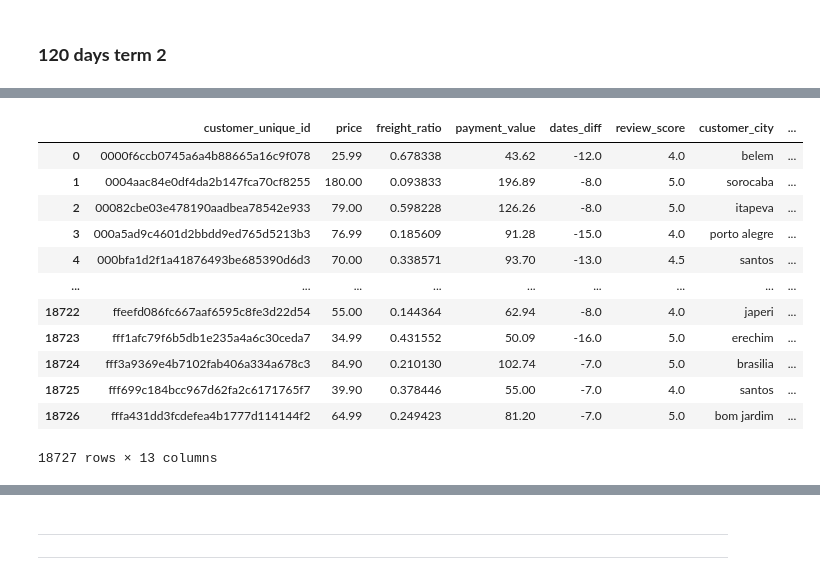
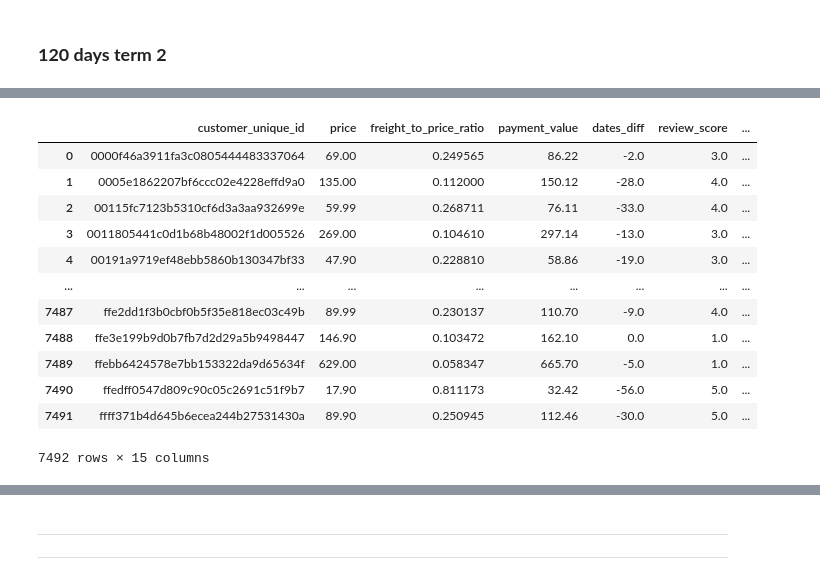
Before and after one commit to SilvanaKoga/tfm-uned-churn, a Jupyter notebook: Notebooks/Data_preparation 1.ipynb, the cells around one changed output, grey strips where cells are left out. Drawn from its saved outputs; the diff is of its cells as text; code cells hidden in the pictures.

```diff
--- a/Notebooks/Data_preparation 1.ipynb
+++ b/Notebooks/Data_preparation 1.ipynb
@@ -346,7 +252,7 @@ dataset_90_t3_df.to_csv(r"C:\Users\Hallen\Documents\mis_cosas\silvana\master\tfm
 # %%
 CHURN_DAYS = 120
 # %%
-start_date_120 = pd.to_datetime("2016-12-01")
+start_date_120 = olist_df["order_purchase_timestamp"].min()
 
 start_date_120
 # %% [output]
@@ -445,7 +353,7 @@ dataset_120_df.to_csv(r"C:\Users\Hallen\Documents\mis_cosas\silvana\master\tfm-u
 # %% [markdown]
 ### **120 days term 2**
 # %%
-start_date_120_t2 = end_date_one_hundred_twenty
+start_date_120_t2 = one_hundred_twenty_days_later
 
 start_date_120_t2
 # %% [output]
@@ -482,37 +390,39 @@ obs_one_hundred_twenty_t2df = obs_one_hundred_twenty_t2df[
 # %%
 dataset_120_t2df = obs_one_hundred_twenty_t2df.groupby('customer_unique_id').agg({
     'price': 'sum',            # Total spent on the order (47.40 + 39.90)
-    'freight_ratio': 'mean',    # Total shipping cost
+    'freight_to_price_ratio': 'mean',    # Total shipping cost
     'payment_value': 'sum',    # Total amount charged to credit card
     'dates_diff': 'mean',
     'review_score': 'mean',
+    'freight_to_weight_ratio': 'mean',
+    'product_photos_qty':'mean',
 
     # Categorical and indicator columns to pull forward
     'customer_city': 'first',
     'customer_state': 'first',
     'order_status': 'first',
     'payment_sequential': 'max',
     'payment_type': 'first',
     'payment_installments': 'max',
     'product_cat': 'first'
 
 }).reset_index()
 
 dataset_120_t2df
 # %% [output]
-|  | customer_unique_id | price | freight_ratio | payment_value | dates_diff | review_score | customer_city | ... |
-| 0 | 0000f6ccb0745a6a4b88665a16c9f078 | 25.99 | 0.678338 | 43.62 | -12.0 | 4.0 | belem | ... |
-| 1 | 0004aac84e0df4da2b147fca70cf8255 | 180.00 | 0.093833 | 196.89 | -8.0 | 5.0 | sorocaba | ... |
-| 2 | 00082cbe03e478190aadbea78542e933 | 79.00 | 0.598228 | 126.26 | -8.0 | 5.0 | itapeva | ... |
-| 3 | 000a5ad9c4601d2bbdd9ed765d5213b3 | 76.99 | 0.185609 | 91.28 | -15.0 | 4.0 | porto alegre | ... |
-| 4 | 000bfa1d2f1a41876493be685390d6d3 | 70.00 | 0.338571 | 93.70 | -13.0 | 4.5 | santos | ... |
-| ... | ... | ... | ... | ... | ... | ... | ... | ... |
-| 18722 | ffeefd086fc667aaf6595c8fe3d22d54 | 55.00 | 0.144364 | 62.94 | -8.0 | 4.0 | japeri | ... |
-| 18723 | fff1afc79f6b5db1e235a4a6c30ceda7 | 34.99 | 0.431552 | 50.09 | -16.0 | 5.0 | erechim | ... |
-| 18724 | fff3a9369e4b7102fab406a334a678c3 | 84.90 | 0.210130 | 102.74 | -7.0 | 5.0 | brasilia | ... |
-| 18725 | fff699c184bcc967d62fa2c6171765f7 | 39.90 | 0.378446 | 55.00 | -7.0 | 4.0 | santos | ... |
-| 18726 | fffa431dd3fcdefea4b1777d114144f2 | 64.99 | 0.249423 | 81.20 | -7.0 | 5.0 | bom jardim | ... |
+|  | customer_unique_id | price | freight_to_price_ratio | payment_value | dates_diff | review_score | ... |
+| 0 | 0000f46a3911fa3c0805444483337064 | 69.00 | 0.249565 | 86.22 | -2.0 | 3.0 | ... |
+| 1 | 0005e1862207bf6ccc02e4228effd9a0 | 135.00 | 0.112000 | 150.12 | -28.0 | 4.0 | ... |
+| 2 | 00115fc7123b5310cf6d3a3aa932699e | 59.99 | 0.268711 | 76.11 | -33.0 | 4.0 | ... |
+| 3 | 0011805441c0d1b68b48002f1d005526 | 269.00 | 0.104610 | 297.14 | -13.0 | 3.0 | ... |
+| 4 | 00191a9719ef48ebb5860b130347bf33 | 47.90 | 0.228810 | 58.86 | -19.0 | 3.0 | ... |
+| ... | ... | ... | ... | ... | ... | ... | ... |
+| 7487 | ffe2dd1f3b0cbf0b5f35e818ec03c49b | 89.99 | 0.230137 | 110.70 | -9.0 | 4.0 | ... |
+| 7488 | ffe3e199b9d0b7fb7d2d29a5b9498447 | 146.90 | 0.103472 | 162.10 | 0.0 | 1.0 | ... |
+| 7489 | ffebb6424578e7bb153322da9d65634f | 629.00 | 0.058347 | 665.70 | -5.0 | 1.0 | ... |
+| 7490 | ffedff0547d809c90c05c2691c51f9b7 | 17.90 | 0.811173 | 32.42 | -56.0 | 5.0 | ... |
+| 7491 | ffff371b4d645b6ecea244b27531430a | 89.90 | 0.250945 | 112.46 | -30.0 | 5.0 | ... |
-18727 rows × 13 columns
+7492 rows × 15 columns
 # %%
 dataset_120_t2df["churn_120"] =  (dataset_120_t2df["customer_unique_id"].isin(future_active_ids)).astype(int)
 
```
Also changed, not shown: parts of 85 cells of this notebook, 6 other files.
